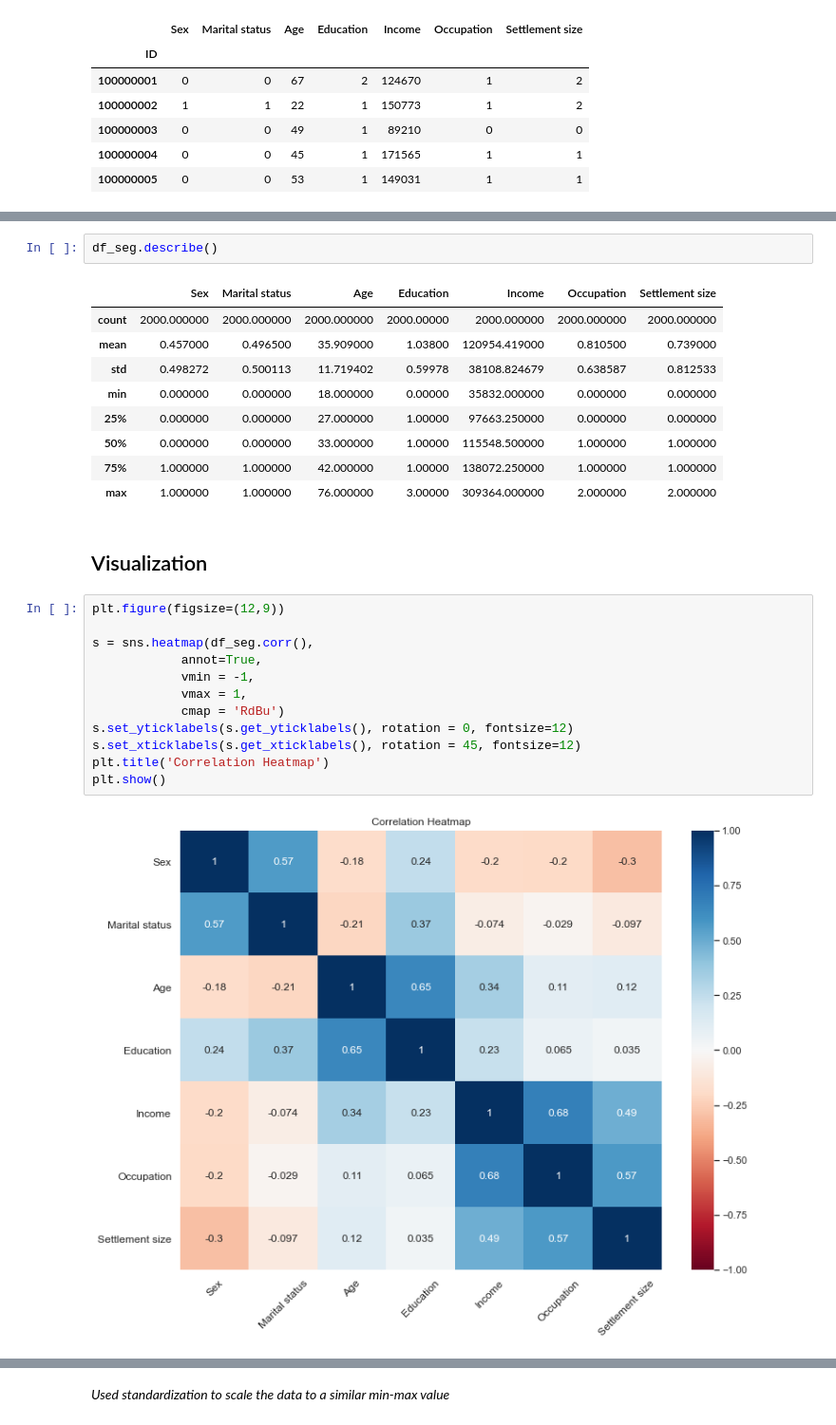
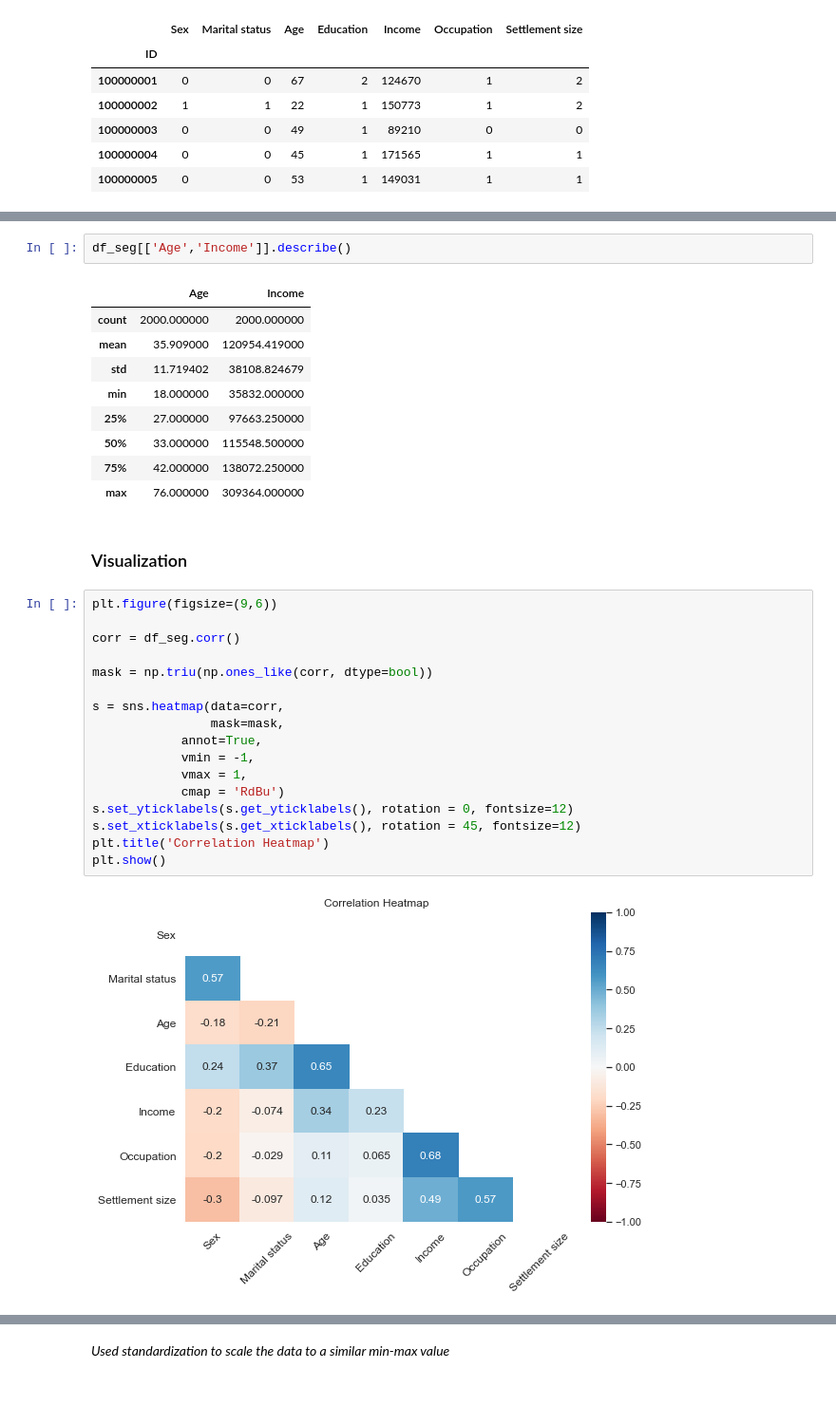
Before and after one commit to addds03/Customer-Analytics, a Jupyter notebook: Code Base/Segmentation.ipynb, the cells around one changed output, grey strips where cells are left out. Shown at 95% size. Saved outputs shown, nothing was run; the diff lists cells and outputs as text; blank space fills up the shorter version.

Commit message:
Final Copy of Segmentation
Up to data file, made some minor changes like updating data dictionary.

```diff
--- a/Code Base/Segmentation.ipynb
+++ b/Code Base/Segmentation.ipynb
@@ -30,29 +32,34 @@ df_seg.head()
 # %%
-df_seg.describe()
+df_seg[['Age','Income']].describe()
 # %% [output]
-|  | Sex | Marital status | Age | Education | Income | Occupation | Settlement size |
-| count | 2000.000000 | 2000.000000 | 2000.000000 | 2000.00000 | 2000.000000 | 2000.000000 | 2000.000000 |
-| mean | 0.457000 | 0.496500 | 35.909000 | 1.03800 | 120954.419000 | 0.810500 | 0.739000 |
-| std | 0.498272 | 0.500113 | 11.719402 | 0.59978 | 38108.824679 | 0.638587 | 0.812533 |
-| min | 0.000000 | 0.000000 | 18.000000 | 0.00000 | 35832.000000 | 0.000000 | 0.000000 |
-| 25% | 0.000000 | 0.000000 | 27.000000 | 1.00000 | 97663.250000 | 0.000000 | 0.000000 |
-| 50% | 0.000000 | 0.000000 | 33.000000 | 1.00000 | 115548.500000 | 1.000000 | 1.000000 |
-| 75% | 1.000000 | 1.000000 | 42.000000 | 1.00000 | 138072.250000 | 1.000000 | 1.000000 |
-| max | 1.000000 | 1.000000 | 76.000000 | 3.00000 | 309364.000000 | 2.000000 | 2.000000 |
+|  | Age | Income |
+| count | 2000.000000 | 2000.000000 |
+| mean | 35.909000 | 120954.419000 |
+| std | 11.719402 | 38108.824679 |
+| min | 18.000000 | 35832.000000 |
+| 25% | 27.000000 | 97663.250000 |
+| 50% | 33.000000 | 115548.500000 |
+| 75% | 42.000000 | 138072.250000 |
+| max | 76.000000 | 309364.000000 |
 # %% [markdown]
-## Visualization
+### Visualization
 # %%
-plt.figure(figsize=(12,9))
+plt.figure(figsize=(9,6))
 
-s = sns.heatmap(df_seg.corr(),
+corr = df_seg.corr()
+
+mask = np.triu(np.ones_like(corr, dtype=bool))
+
+s = sns.heatmap(data=corr,
+                mask=mask,
             annot=True,
             vmin = -1,
             vmax = 1,
             cmap = 'RdBu')
 s.set_yticklabels(s.get_yticklabels(), rotation = 0, fontsize=12)
 s.set_xticklabels(s.get_xticklabels(), rotation = 45, fontsize=12)
 plt.title('Correlation Heatmap')
 plt.show()
 # %% [output]
-[figure, old version]
+[figure, new version]
 # %%
```
Also changed, not shown: parts of 24 cells of this notebook.
